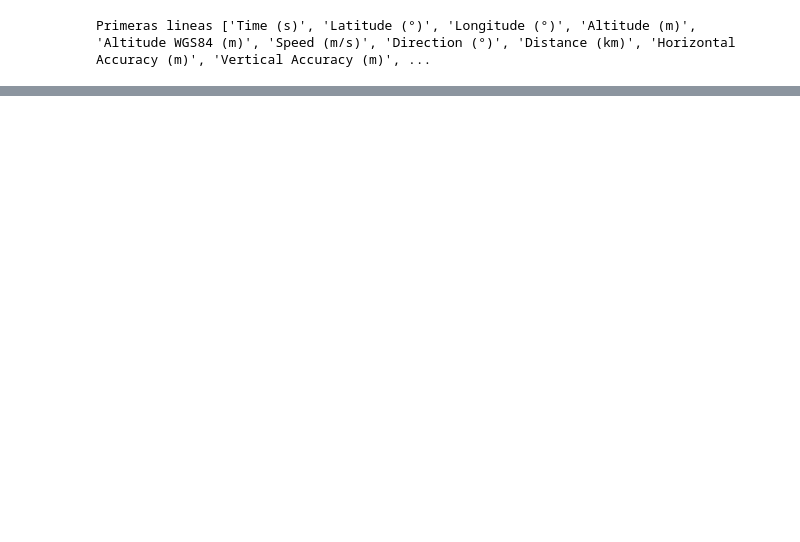
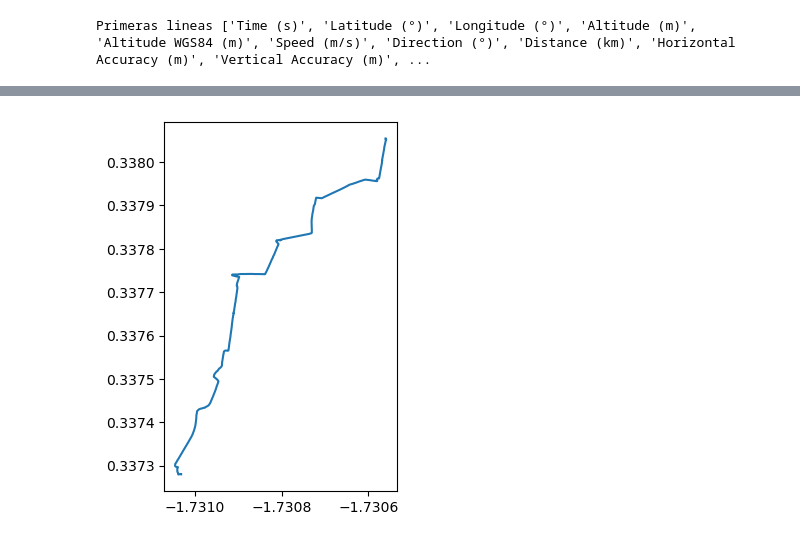
Before and after one commit to richmf/FisComp26-2, a Jupyter notebook: Clase 5.ipynb, the cells around one changed output, grey strips where cells are left out. Saved outputs shown, nothing was run; the diff lists cells and outputs as text; code cells hidden in the pictures; blank space fills up the shorter version.

```diff
--- a/Clase 5.ipynb
+++ b/Clase 5.ipynb
@@ -56,3 +54,11 @@ plt.show()
+# %%
+lat = np.deg2rad(mat[:,1])
+long = np.deg2rad(mat[:,2])
+plt.plot(long,lat)
+plt.gca().set_aspect('equal')
+plt.show()
+# %% [output]
+[figure, added]
 # %%
 RT = 6731000
 t = mat[:,0]
```
Also changed, not shown: parts of 6 cells of this notebook.
